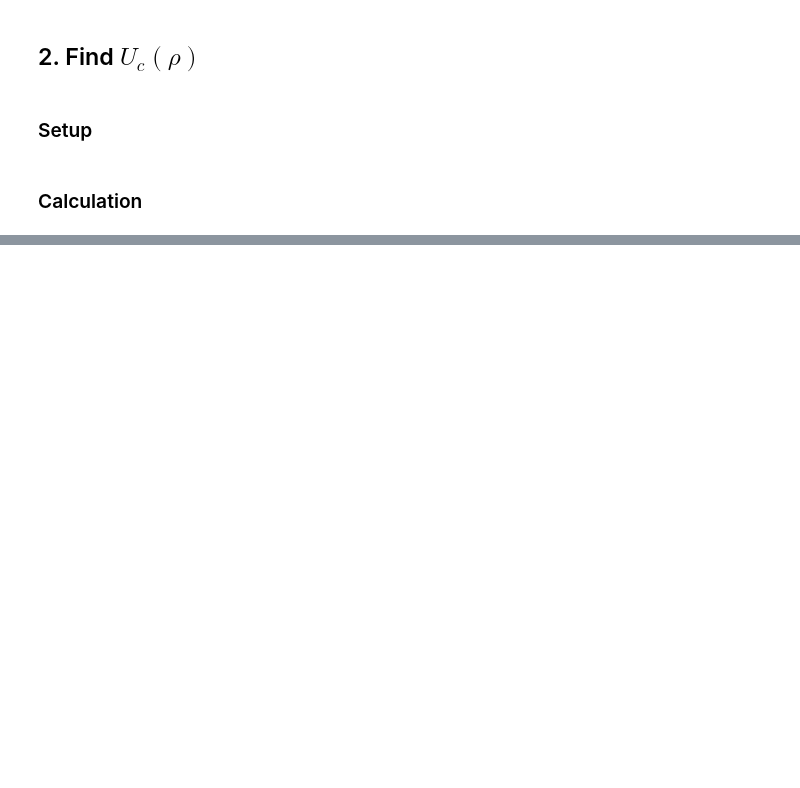
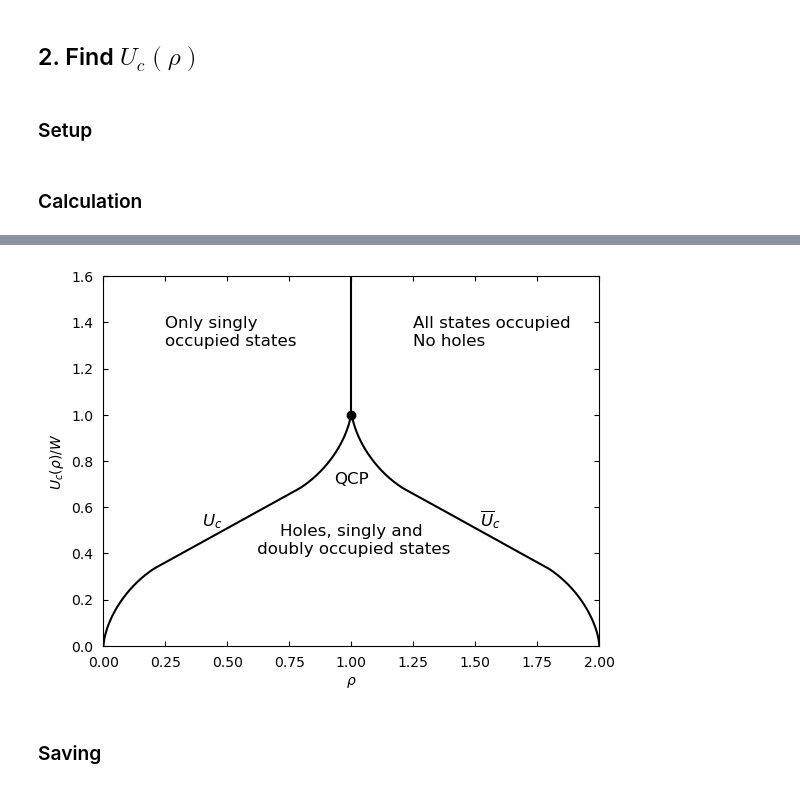
Before and after one commit to janjhch/bachelorthesis, a Jupyter notebook: phase_diagram/phase_diagram/phase_diagram_3D.ipynb, the cells around one changed output, grey strips where cells are left out. Saved outputs shown, nothing was run; the diff lists cells and outputs as text; code cells hidden in the pictures; blank space fills up the shorter version.

```diff
--- a/phase_diagram/phase_diagram/phase_diagram_3D.ipynb
+++ b/phase_diagram/phase_diagram/phase_diagram_3D.ipynb
@@ -127,0 +157,54 @@ idea to improve efficiency: instead of dblquad, evaluate I_1 on a grid and integ
+# %%
+from matplotlib.ticker import MultipleLocator
+
+def phase_diagram(x_values, y_values, x_label, y_label, y_max, title='none', legend=False, fill=True, alph=1):
+    # Create the plot
+    fig, ax = plt.subplots()
+
+    # Plot the dividing curve
+    ax.plot(x_values, y_values, label=r'$U_c$', color='black')
+
+    # Plot the vertical line at x = 1, starting from y=1 upwards
+    ax.vlines(x=1, ymin=1, ymax=y_max, color='black', linestyle='-', label='MIT')
+
+    # Fill areas for visualization (optional)
+    if fill:
+        ax.fill_between(x_values, y_values, y_max, where=(x_values < 1),
+                        interpolate=True, color='#DF1728', alpha=alph, label='Area 1')
+
+        ax.fill_between(x_values, y_values, y_max, where=(x_values > 1),
+                        interpolate=True, color='#4E3DE1', alpha=alph, label='Area 2')
+
+        ax.fill_between(x_values, 0, y_values, color='#B11CC2',
+                         alpha=alph, label='Area 3 (Above Curve)')
+
+    ax.plot(1, 1, marker='o', color='black', markersize=6, label='QCP')
+
+    ax.text(1, 0.7, 'QCP', fontsize=12, color='black', ha='center')
+    ax.text(0.25, 1.3, 'Only singly \noccupied states', fontsize=12, color='black', ha='left')
+    ax.text(1.25, 1.3, 'All states occupied\nNo holes', fontsize=12, color='black', ha='left')
+    ax.text(1, 0.4, 'Holes, singly and\n doubly occupied states', fontsize=12, color='black', ha='center')
+    ax.text(0.48, 0.52, r'$U_c$', fontsize=12, color='black', ha='right')
+    ax.text(1.52, 0.52, r'$\overline{U}_c$', fontsize=12, color='black', ha='left')
+
+    # Labels and legend
+    ax.set_xlabel(x_label)
+    ax.set_ylabel(y_label)
+    if title != 'none':
+        ax.set_title(title)
+    if legend == True:
+        ax.legend()
+    ax.set_xlim(0, 2)
+    ax.set_ylim(0, y_max)
+    ax.tick_params(top=True, right=True, direction='in', pad=7)
+    # Set major tick intervals
+    ax.xaxis.set_major_locator(MultipleLocator(0.25))  # x-axis ticks every 0.2 units
+    ax.yaxis.set_major_locator(MultipleLocator(0.2))  # y-axis ticks every 0.5 units
+
+    plt.show()
+
+phase_diagram(rho_values, U_c_array_normalized, r'$\rho$', r'$U_c(\rho) / W$', 1.6, fill=False)
+# %% [output]
+[figure, added]
+# %% [markdown]
+### Saving
```
Also changed, not shown: parts of 11 cells of this notebook.
